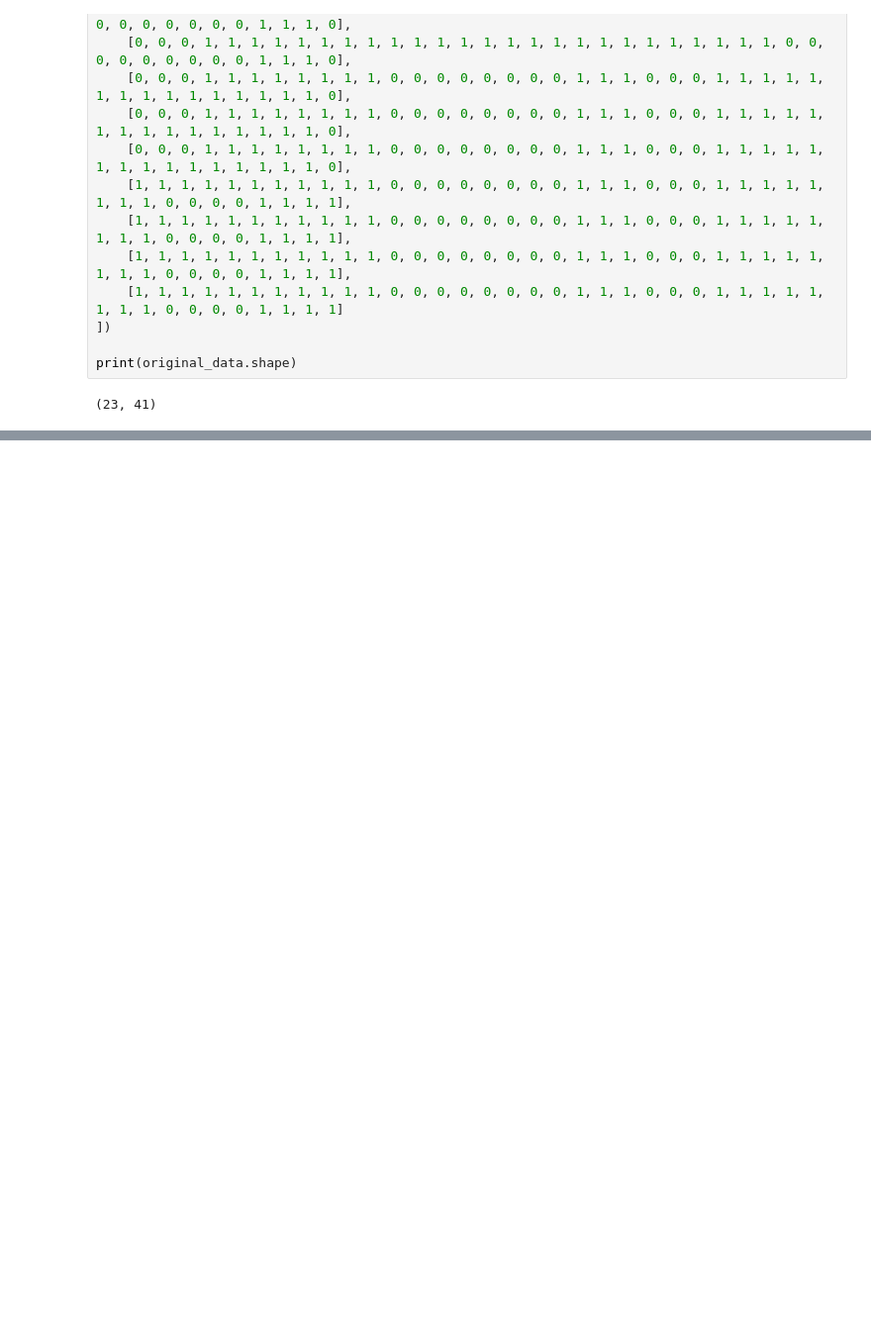
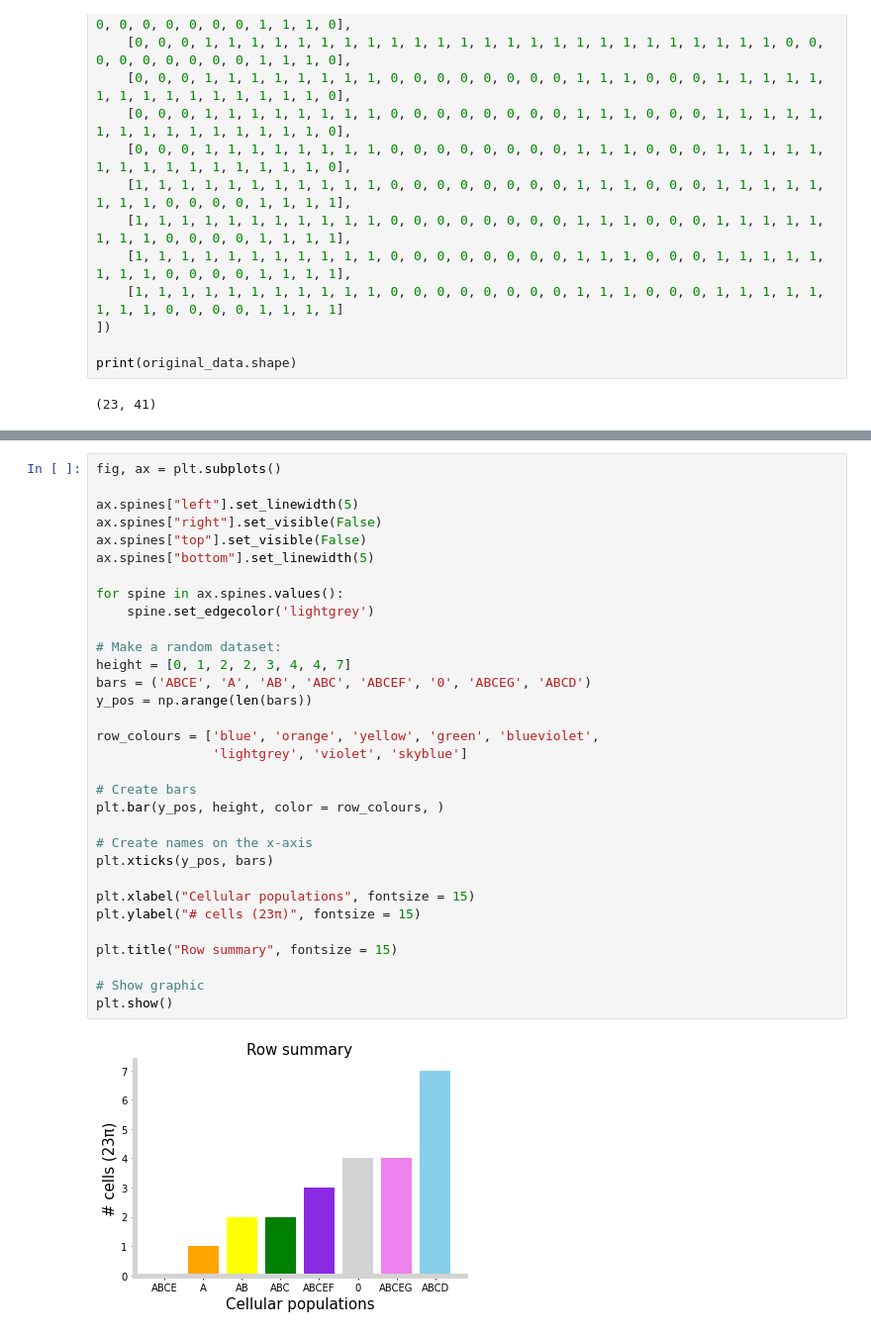
Before and after one commit to TomMakesThings/Cancer-Evolution, a Jupyter notebook: Mutation-Matrix.ipynb, the cells around one changed output, grey strips where cells are left out. Shown at 99% size. Drawn from its saved outputs; the diff is of its cells as text; blank space fills up the shorter version.

Commit message:
Added row summary

```diff
--- a/Mutation-Matrix.ipynb
+++ b/Mutation-Matrix.ipynb
@@ -214,3 +215,37 @@ plt.text(-7, -4, "Cancer cell fraction", fontsize = 16)
 plt.show()
 # %% [output]
 [figure]
+# %%
+fig, ax = plt.subplots()
+
+ax.spines["left"].set_linewidth(5)
+ax.spines["right"].set_visible(False)
+ax.spines["top"].set_visible(False)
+ax.spines["bottom"].set_linewidth(5)
+
+for spine in ax.spines.values():
+    spine.set_edgecolor('lightgrey')
+
+# Make a random dataset:
+height = [0, 1, 2, 2, 3, 4, 4, 7]
+bars = ('ABCE', 'A', 'AB', 'ABC', 'ABCEF', '0', 'ABCEG', 'ABCD')
+y_pos = np.arange(len(bars))
+
+row_colours = ['blue', 'orange', 'yellow', 'green', 'blueviolet',
+               'lightgrey', 'violet', 'skyblue']
+
+# Create bars
+plt.bar(y_pos, height, color = row_colours, )
+
+# Create names on the x-axis
+plt.xticks(y_pos, bars)
+
+plt.xlabel("Cellular populations", fontsize = 15)
+plt.ylabel("# cells (23π)", fontsize = 15)
+
+plt.title("Row summary", fontsize = 15)
+
+# Show graphic
+plt.show()
+# %% [output]
+[figure, added]
```
Also changed, not shown: parts of 2 cells of this notebook.
